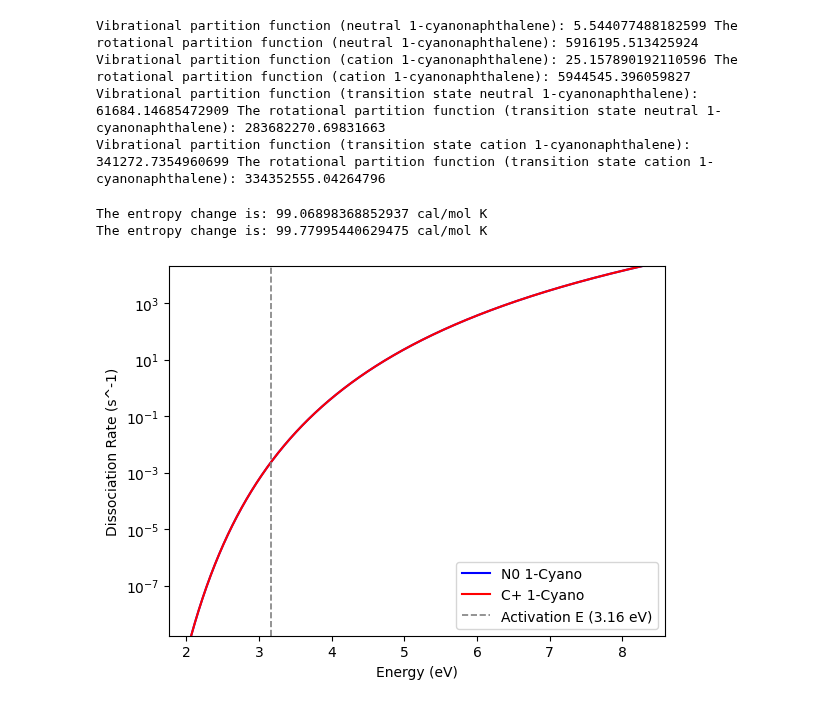
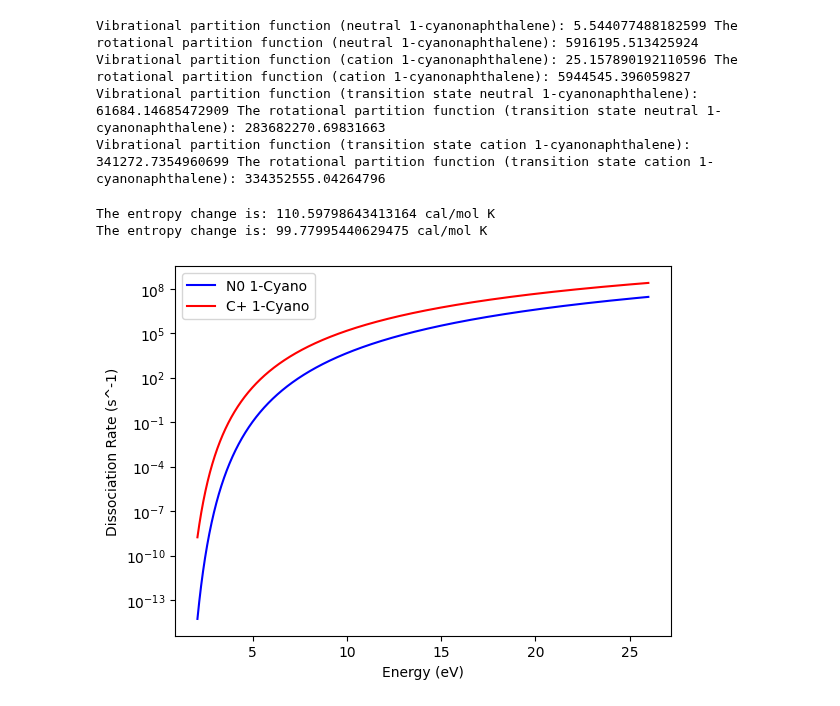
Before and after one commit to mustafa9812/Project-Cynap, a Jupyter notebook: scripts/laptop_calculations.ipynb, the cells around one changed output. Saved outputs shown, nothing was run; the diff lists cells and outputs as text; code cells hidden in the pictures.

```diff
--- a/scripts/laptop_calculations.ipynb
+++ b/scripts/laptop_calculations.ipynb
@@ -268,61 +149,63 @@ k_B = 1.380649e-23 # Boltzmann's constant in J/K
 R_gas = 8.31446261815324 # Ideal gas constant in J/(mol*K)
 Na = 6.02214076e23 # Avogadro's number in mol^-1
 T_eval = 1000 # Temperature in K, evaluation of the partition function at 1000 K is done to see how many vibrational states are accessible at this temperature.
-max_photon_frequency = 2.0e15
+max_photon_frequency = 6286772e9
 min_photon_frequency = 5.0e14
+C_bond_energy = 3.16 # The dissocation/activation energy of the HCN bond of cation 1-cyanonaphthalene in eV, given in the paper by H. Stockett et al. (2023) DOI: 10.1038/s41557-023-01283-0.
+N_bond_energy = 3.66 # Estimate of the activation energy for neutral 1-cyanonaphthalene, recommended by supervisor
+
+# LISTS
+k_diss_N_list = []
+k_diss_C_list = []
+NC_energies_list = []
 frequency_list = np.logspace(np.log10(min_photon_frequency),np.log10(max_photon_frequency),num=10000) # Arrays of frequencies in Hz,adjust num for resolution
-bond_energy = 3.16 # The dissocation/activation energy of the HCN bond of cyanonaphthalene in eV, given in the paper by H. Stockett et al. (2023) DOI: 10.1038/s41557-023-01283-0.
-k_diss_N_list = [] # List to store the dissociation rates for each frequency
-k_diss_C_list = [] # List to store the dissociation rates for each frequency
-energies_list = [] # List to store the energies for each frequency
-T_eff_list = [] # List to store the effective temperatures for each frequency
 
 # FUNCTIONS
 def d_entropy(q_vib_parent, q_rot_parent, q_vib_transition, q_rot_transition, activation_energy, T):
     delta_S = k_B * np.log((q_vib_transition * q_rot_transition) / (q_vib_parent * q_rot_parent)) + ((activation_energy * 1.602e-19) / T)
     return delta_S
 
 def PAH_effective_temperature(light_freq, Nc, bond_energy):
     T_eff = 2000 * ((h_eV * light_freq) / Nc) ** 0.4 * (1 - 0.2 * bond_energy / (h_eV * light_freq)) # energies in eV
     return T_eff
 
 def pre_exponential_factor(T_eff, delta_S):
     k0 = k_B * T_eff / h * np.exp(1 + delta_S / R_gas)
     return k0
 
 def unimolecular_dissociation_rate(k0, T_eff, bond_energy):
     k_diss = k0 * np.exp(-bond_energy * 1.602e-19 / (k_B * T_eff)) # energies in eV
     return k_diss
 
 # CALCULATIONS
-delta_S_N = d_entropy(q_vib_N, q_rot_N, q_vib_TS_N, q_rot_TS_N, bond_energy, T_eval)
-delta_S_C = d_entropy(q_vib_C, q_rot_C, q_vib_TS_C, q_rot_TS_C, bond_energy, T_eval)
+delta_S_N = d_entropy(q_vib_N, q_rot_N, q_vib_TS_N, q_rot_TS_N, N_bond_energy, T_eval)
+delta_S_C = d_entropy(q_vib_C, q_rot_C, q_vib_TS_C, q_rot_TS_C, C_bond_energy, T_eval)
 print("The entropy change is:", (delta_S_N * Na / 4.184), "cal/mol K") # Convert to cal/mol K
 print("The entropy change is:", (delta_S_C * Na / 4.184), "cal/mol K") # Convert to cal/mol K
 
 for i in frequency_list:
-    T_eff = PAH_effective_temperature(i, Nc, bond_energy)
-    T_eff_list.append(T_eff) # Append the effective temperature to the list
-    energies_list.append(h_eV * i) # Append the energy to the list
+    N_T_eff = PAH_effective_temperature(i, Nc, N_bond_energy)
+    C_T_eff = PAH_effective_temperature(i, Nc, C_bond_energy)
+    NC_energies_list.append(h_eV * i)
 
-    k0_N = pre_exponential_factor(T_eff, delta_S_N)
-    k_diss_N = unimolecular_dissociation_rate(k0_N, T_eff, bond_energy)
-    k_diss_N_list.append(k_diss_N) # Append the dissociation rate to the list
+    k0_N = pre_exponential_factor(N_T_eff, delta_S_N)
+    k_diss_N = unimolecular_dissociation_rate(k0_N, N_T_eff, N_bond_energy)
+    k_diss_N_list.append(k_diss_N)
 
-    k0_C = pre_exponential_factor(T_eff, delta_S_C)
-    k_diss_C = unimolecular_dissociation_rate(k0_C, T_eff, bond_energy)
-    k_diss_C_list.append(k_diss_C) # Append the dissociation rate to the list
+    k0_C = pre_exponential_factor(C_T_eff, delta_S_C)
+    k_diss_C = unimolecular_dissociation_rate(k0_C, C_T_eff, C_bond_energy)
+    k_diss_C_list.append(k_diss_C)
 
-plt.plot(energies_list, k_diss_N_list, label='N0 1-Cyano', color='blue')
-plt.plot(energies_list, k_diss_C_list, label='C+ 1-Cyano', color='red')
-plt.axvline(x=bond_energy, color='gray', linestyle='--', linewidth=1.2, label='Activation E (3.16 eV)')
+# OPTIONAL PLOTTING
+plt.plot(NC_energies_list, k_diss_N_list, label='N0 1-Cyano', color='blue')
+plt.plot(NC_energies_list, k_diss_C_list, label='C+ 1-Cyano', color='red')
 plt.legend()
-plt.ylim(min(k_diss_N_list), max(k_diss_C_list))
 plt.xlabel('Energy (eV)')
 plt.ylabel('Dissociation Rate (s^-1)')
 plt.yscale('log')
+# plt.savefig(r'C:\Users\Mustafa\Documents\GitHub\Project-Cynap\plots\Teff_rates.png')
 # %% [output]
-The entropy change is: 99.06898368852937 cal/mol K
+The entropy change is: 110.59798643413164 cal/mol K
 The entropy change is: 99.77995440629475 cal/mol K
-[figure, old version]
+[figure, new version]
 # %%
```
Also changed, not shown: parts of 11 cells of this notebook.
